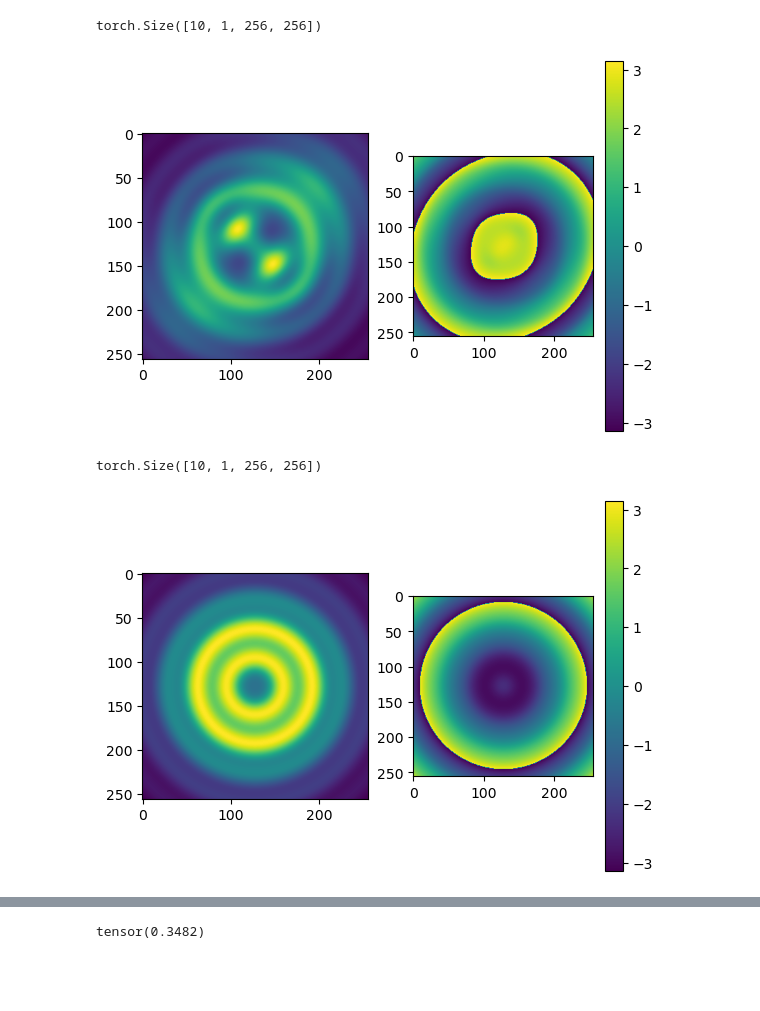
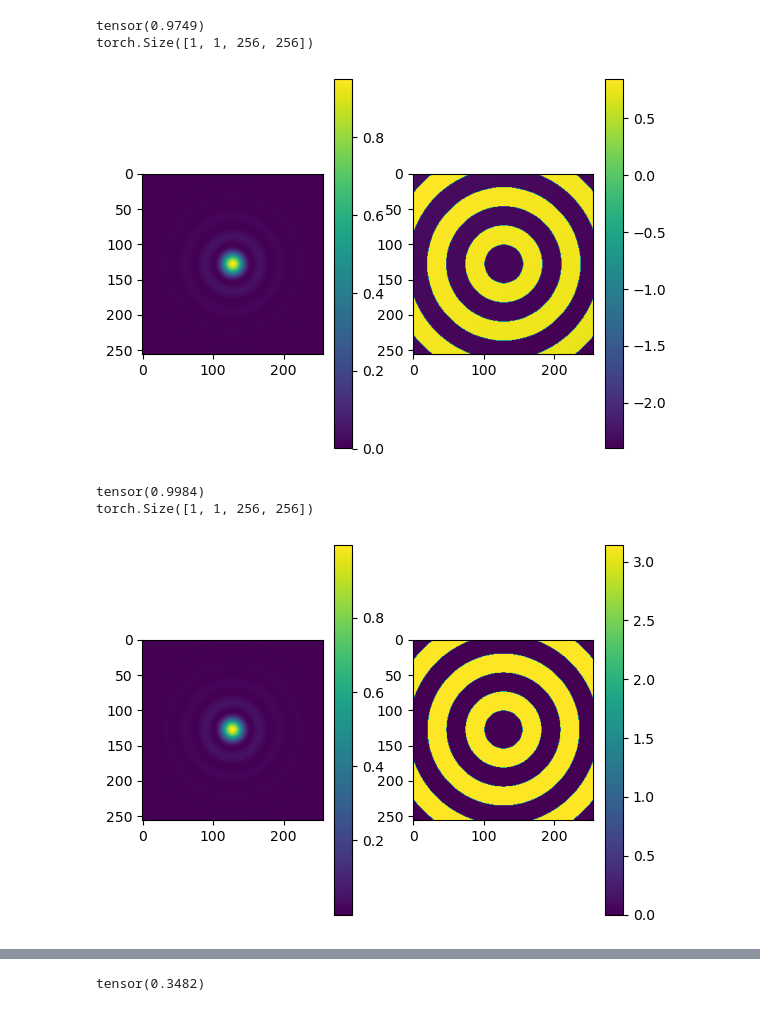
Before and after one commit to Biomedical-Imaging-Group/psf_generator, a Jupyter notebook: demos/240610psf_tests.ipynb, the cells around one changed output, grey strips where cells are left out. Saved outputs shown, nothing was run; the diff lists cells and outputs as text; code cells hidden in the pictures; blank space fills up the shorter version.

```diff
--- a/demos/240610psf_tests.ipynb
+++ b/demos/240610psf_tests.ipynb
@@ -14,48 +14,55 @@ from propagator import ScalarCartesianPropagator, ScalarPolarPropagator
 %load_ext autoreload
 %autoreload 2
 # %%
-n_pix_pupil = 128
+n_pix_pupil = 512
 n_pix_psf = 256
-NA = 0.9
+NA = 1
 wavelength = 632
 fov = 3000
-defocus = 1500
+defocus = 0
+n_defocus = 1
 
-pupil1 = ScalarCartesianPupil(n_pix_pupil, zernike_coefficients=[0,0,0,1,-1])
-pupil2 = ScalarPolarPupil(n_pix_pupil, zernike_coefficients=[0,0,0,0,-1])
+pupil1 = ScalarCartesianPupil(n_pix_pupil)
+pupil2 = ScalarPolarPupil(n_pix_pupil)
 pupil3 = VectorialCartesianPupil(n_pix_pupil)
 pupil4 = VectorialPolarPupil(n_pix_pupil)
 # %%
 propagator1 = ScalarCartesianPropagator(pupil1, n_pix_psf=n_pix_psf, wavelength=wavelength, NA=NA, fov=fov,
-                                        defocus_min=0, defocus_max=defocus, n_defocus=10)
+                                        defocus_min=0, defocus_max=defocus, n_defocus=n_defocus)
 field1 = propagator1.compute_focus_field()
+print(torch.max(torch.abs(field1)))
 
-idx = 6
+idx = 0
 print(field1.shape)
 plt.figure()
 plt.subplot(121)
 plt.imshow(torch.abs(field1[idx,...].squeeze())**2)
+plt.colorbar()
 plt.subplot(122)
 plt.imshow(torch.angle(field1[idx,...].squeeze()))
 plt.colorbar()
 plt.show()
 # %% [output]
-torch.Size([10, 1, 256, 256])
+tensor(0.9749)
+torch.Size([1, 1, 256, 256])
-[figure, old version]
+[figure, new version]
 # %%
 propagator2 = ScalarPolarPropagator(pupil2, n_pix_psf=n_pix_psf, wavelength=wavelength, NA=NA, fov=fov,
-                                    defocus_min=0, defocus_max=defocus, n_defocus=10)
+                                    defocus_min=0, defocus_max=defocus, n_defocus=n_defocus)
 field2 = propagator2.compute_focus_field()
+print(torch.max(torch.abs(field2)))
 
-idx = 6
+idx = 0
 print(field2.shape)
 plt.figure()
 plt.subplot(121)
 plt.imshow(torch.abs(field2[idx,...].squeeze())**2)
+plt.colorbar()
 plt.subplot(122)
 plt.imshow(torch.angle(field2[idx,...].squeeze()))
 plt.colorbar()
 plt.show()
 # %% [output]
-torch.Size([10, 1, 256, 256])
+tensor(0.9984)
+torch.Size([1, 1, 256, 256])
-[figure, old version]
+[figure, new version]
```
Also changed, not shown: parts of 2 cells of this notebook, 2 other files.
